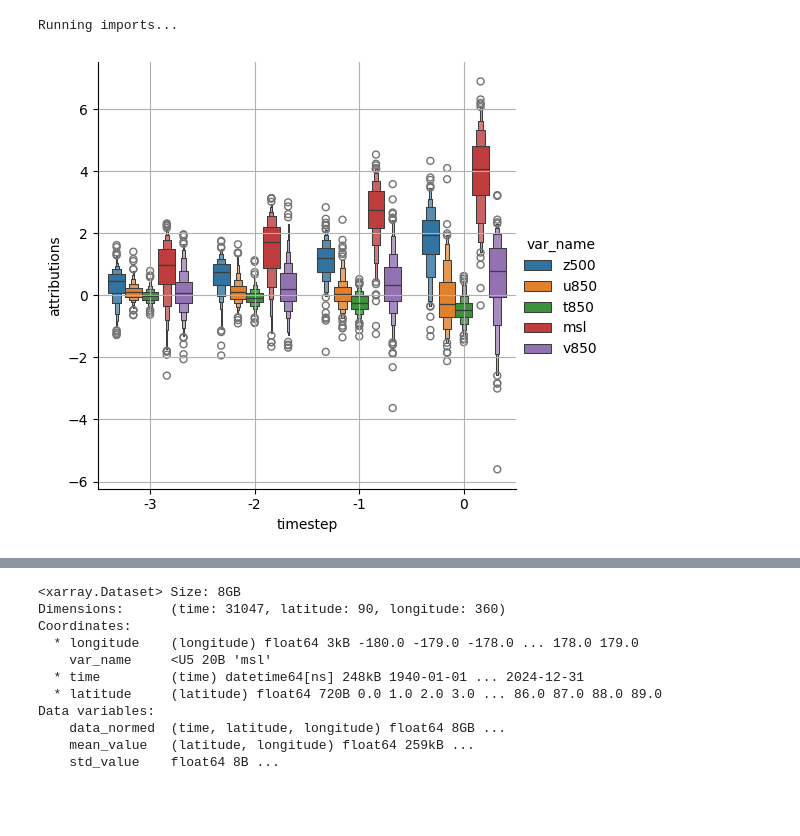
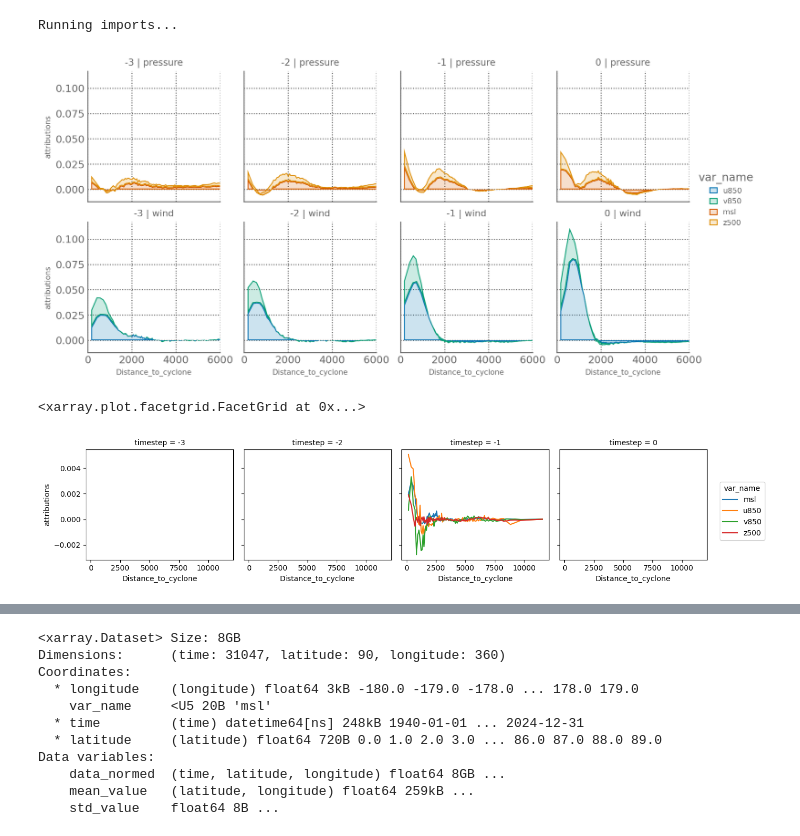
Before and after one commit to rguilcas/predict_rain_norway, a Jupyter notebook: assessment_of_nn/Distance_from_cyclones.ipynb, the cells around one changed output, grey strips where cells are left out. Saved outputs shown, nothing was run; the diff lists cells and outputs as text; code cells hidden in the pictures; blank space fills up the shorter version.

```diff
--- a/assessment_of_nn/Distance_from_cyclones.ipynb
+++ b/assessment_of_nn/Distance_from_cyclones.ipynb
@@ -92,11 +102,3 @@ for date in tqdm(days_str):
 dist_to_cyclone = xr.concat(all_dist, dim='time_of_event')
 final_ds['dist_to_cyclone'] = dist_to_cyclone
 final_ds['distance_rank'] = final_ds.dist_to_cyclone.stack(space=['latitude','longitude']).rank('space', pct=True).unstack()
-# %%
-TP = final_ds.where(final_ds.prediction>0.8, drop=True)
-df_ = TP.attributions.sum(['longitude','latitude'], min_count=1).to_series().reset_index()
-
-sns.catplot(df_, x='timestep', y='attributions', hue='var_name',kind='boxen',)
-plt.grid()
-# %% [output]
-[figure, removed]
@@ -102,0 +132,29 @@ plt.grid()
+# %%
+mean_cumulative_attr = attributions_per_distance.sum(['Distance_to_cyclone','var_name'], min_count=1).mean('time_of_event')
+df__ = (attributions_per_distance.mean('time_of_event')/mean_cumulative_attr).to_series().reset_index()
+df__['var_type'] = ['wind' if '850' in k else 'pressure' for k in df__.var_name]
+
+# sns.catplot(df__, x='dist_to_cyclone_bins', y='attributions', kind='bar', hue='var_name', multiple)#
+(so.Plot(df__,x='Distance_to_cyclone', y='attributions', color='var_name' )
+    .add(so.Area(), so.Stack())
+    .facet(col='timestep', row='var_type')
+    .layout(size=(10,5))
+    .theme(plt.style.library["robin"])
+    .theme({'axes.grid':True, 'grid.color':'.3'})
+    # .share(y=False)
+    .limit(x=[0,6000])
+    .scale(color=so.Nominal(['C0','C2','C3','C1'],order=['u850','v850','msl','z500']))
+    # .scale(x='log')
+    )
+
+# axs = f.axes
+
+# , hue='var_name', multiple='stack')
+# df__
+# %% [output]
+[figure, added]
+# %%
+attributions_per_distance.where(final_ds.prediction<0.5, drop=True).isel(time_of_event=2).plot(col='timestep', hue='var_name')
+# %% [output]
+<xarray.plot.facetgrid.FacetGrid at 0x...>
+[figure, added]
```
Also changed, not shown: parts of 7 cells of this notebook, 3 other files.
